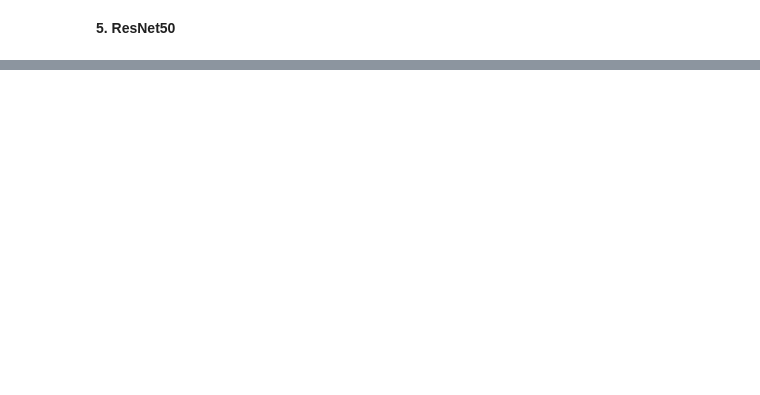
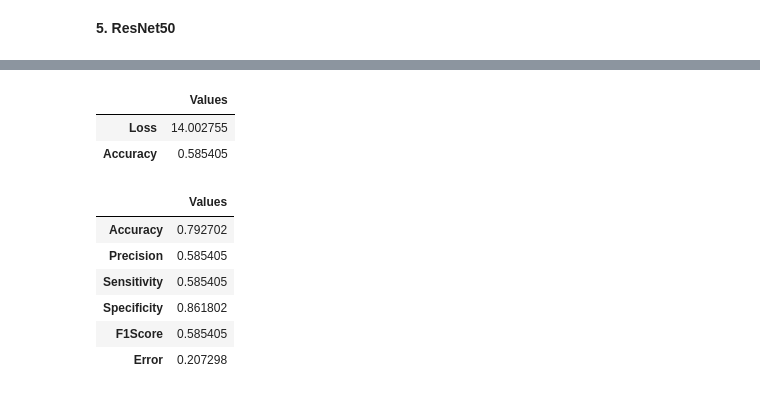
Before and after one commit to Osamah-Anmar-Sami/Kideny-Disease-Classification, a Jupyter notebook: Kideny Disease Classification.ipynb, the cells around one changed output, grey strips where cells are left out. Cells and saved outputs as stored; diff of their text form; code cells hidden in the pictures; blank space fills up the shorter version.

```diff
--- a/Kideny Disease Classification.ipynb
+++ b/Kideny Disease Classification.ipynb
@@ -910,0 +1596,6 @@ model5.save("model5.h5")
+# %%
+EvaluationValues6
+# %% [output]
+|  | Values |
+| Loss | 14.002755 |
+| Accuracy | 0.585405 |
@@ -910,0 +1604,6 @@ model5.save("model5.h5")
+# %%
+ConfusionMatrix6 = confusion_matrix_(Real6, Predictions6)
+# %%
+Positive6 = Generate_Positive(ConfusionMatrix6)
+TruePositive6 = Positive6.true_positive()
+FalsePostive6 = Positive6.false_positive()
@@ -910,0 +1625,10 @@ model5.save("model5.h5")
+# %%
+PerformanceValues6
+# %% [output]
+|  | Values |
+| Accuracy | 0.792702 |
+| Precision | 0.585405 |
+| Sensitivity | 0.585405 |
+| Specificity | 0.861802 |
+| F1Score | 0.585405 |
+| Error | 0.207298 |
```
Also changed, not shown: parts of 161 cells of this notebook.
